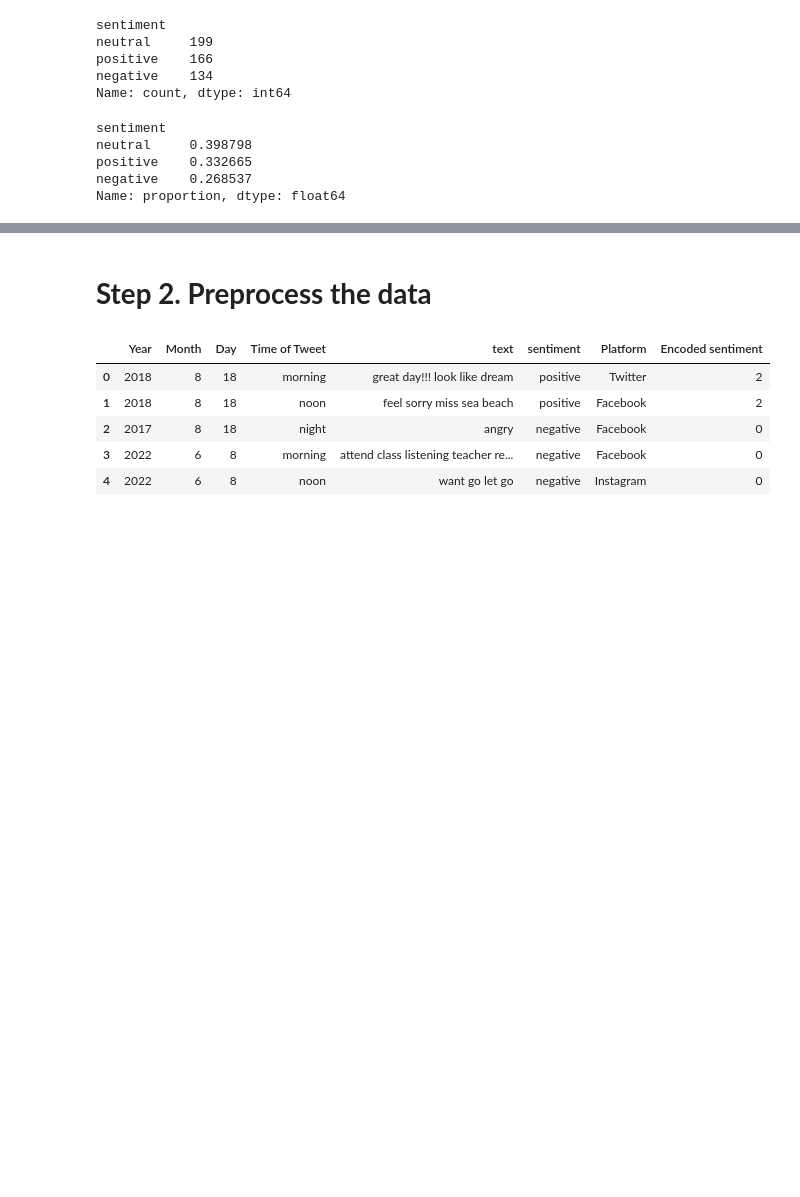
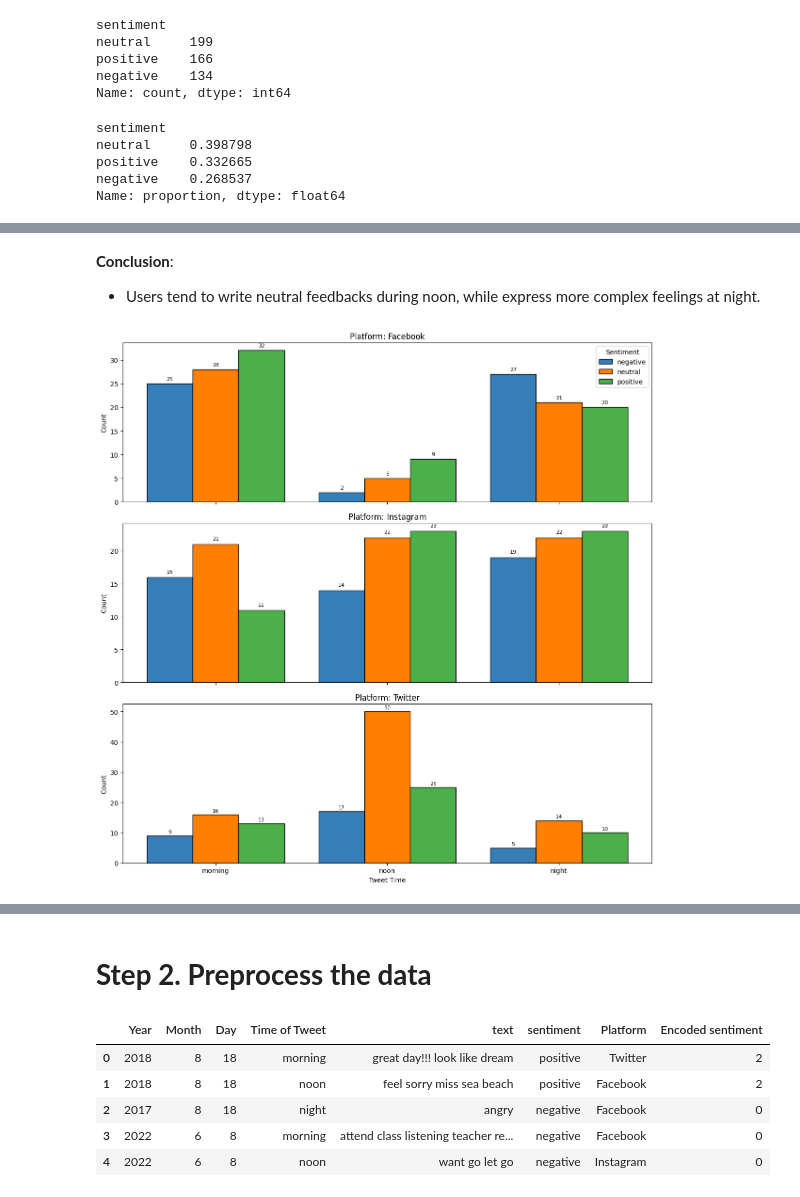
Before and after one commit to michellezhenggogo/sentiment_analysis_production, a Jupyter notebook: sentiment analysis.ipynb, the cells around one changed output, grey strips where cells are left out. Cells and saved outputs as stored; diff of their text form; code cells hidden in the pictures; blank space fills up the shorter version.

```diff
--- a/sentiment analysis.ipynb
+++ b/sentiment analysis.ipynb
@@ -124,0 +160,55 @@ df["sentiment"].value_counts().plot(kind = "pie" , autopct = "%0.2f%%")
+# %% [markdown]
+**Conclusion**:
+* Users tend to write neutral feedbacks during noon, while express more complex feelings at night.
+# %%
+# Group by Platform, tweet_time, and sentiment, then pivot the data
+pivot_data = df.groupby(['Platform', 'Time of Tweet', 'sentiment']).size().unstack(fill_value=0)
+
+# Get unique platforms and sentiment categories
+platforms = pivot_data.index.get_level_values(0).unique()
+sentiments = pivot_data.columns.tolist()
+# Define the desired order for tweet_time categories
+tweet_time_order = ['morning', 'noon', 'night']
+# Define a custom color palette for the sentiment groups
+custom_colors = ['#377eb8', '#ff7f00', '#4daf4a']
+
+# Create a subplot for each platform
+n_platforms = len(platforms)
+fig, axs = plt.subplots(n_platforms, 1, figsize=(12, 4 * n_platforms), sharex=True)
+if n_platforms == 1:
+    axs = [axs]
+
+for ax, platform in zip(axs, platforms):
+    # Filter data for the current platform (result is a DataFrame with tweet_time as index)
+    platform_data = pivot_data.loc[platform]
+    # Reindex by tweet_time_order to enforce the desired order
+    platform_data = platform_data.reindex(tweet_time_order, fill_value=0)
+
+    # Define positions on the x-axis for each tweet_time category
+    x = np.arange(len(platform_data.index))
+    total_width = 0.8
+    n = len(sentiments)
+    bar_width = total_width / n
+
+    # Plot each sentiment as a grouped bar
+    for i, sentiment in enumerate(sentiments):
+        offset = (i - n/2) * bar_width + bar_width/2
+        counts = platform_data[sentiment].values
+        ax.bar(x + offset, counts, width=bar_width,
+               label=sentiment if ax == axs[0] else "",
+               color=custom_colors[i % len(custom_colors)], edgecolor='black')
+        # Annotate each bar with its count
+        for j, count in enumerate(counts):
+            ax.text(x[j] + offset, count + 0.5, str(count), ha='center', va='bottom', fontsize=8)
+
+    ax.set_title(f'Platform: {platform}')
+    ax.set_ylabel('Count')
+    ax.set_xticks(x)
+    ax.set_xticklabels(platform_data.index, rotation=0)
+
+plt.xlabel('Tweet Time')
+axs[0].legend(title='Sentiment')
+plt.tight_layout()
+plt.show()
+# %% [output]
+[figure, added]
```
Also changed, not shown: parts of 15 cells of this notebook.
